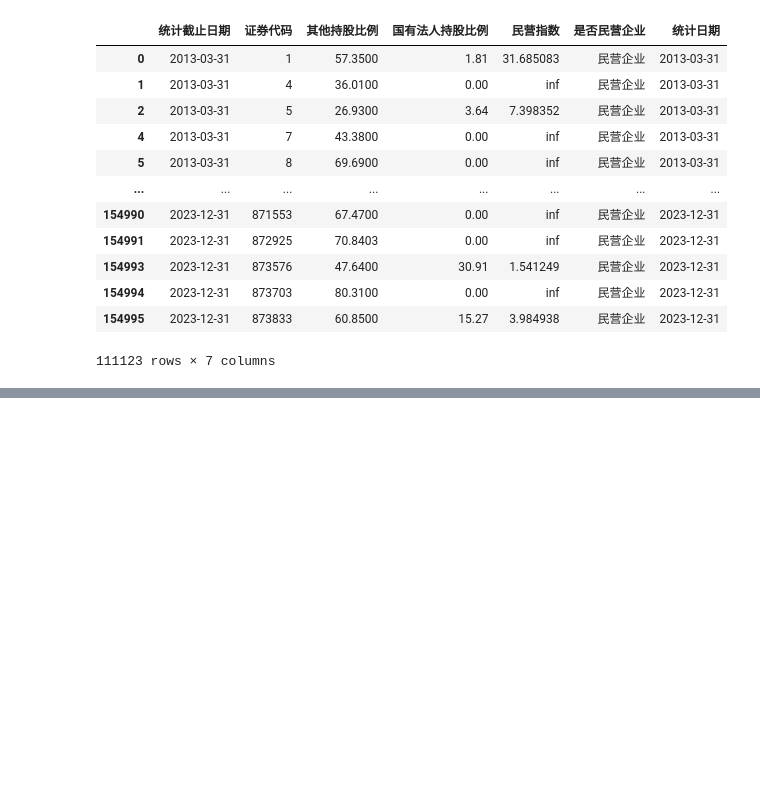
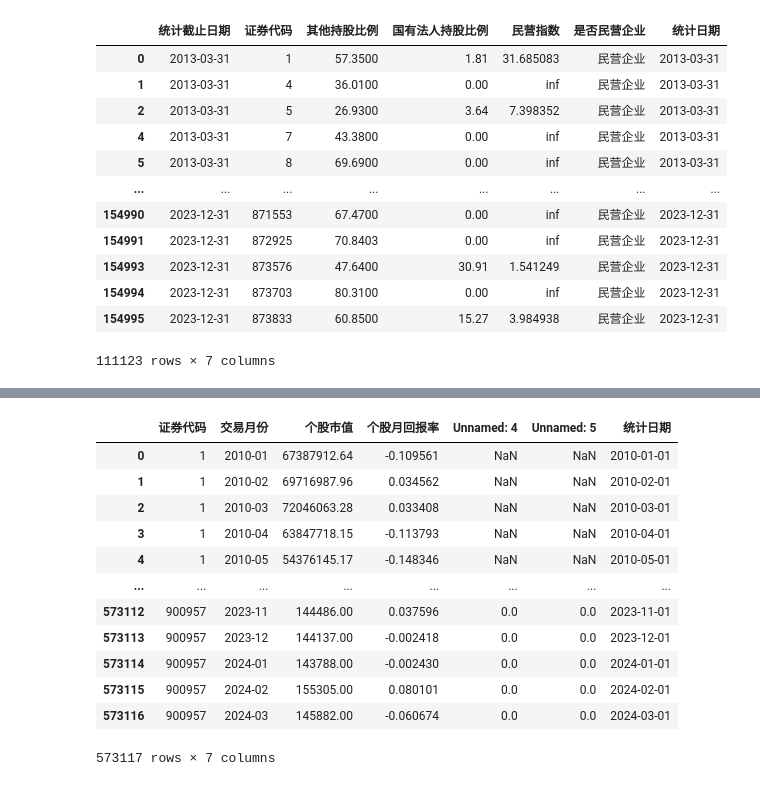
Before and after one commit to Prussia/playJupyter, a Jupyter notebook: testproj/计算加权回报率.ipynb, the cells around one changed output, grey strips where cells are left out. Saved outputs shown, nothing was run; the diff lists cells and outputs as text; code cells hidden in the pictures; blank space fills up the shorter version.

```diff
--- a/testproj/计算加权回报率.ipynb
+++ b/testproj/计算加权回报率.ipynb
@@ -336,2 +294,17 @@ df1_group
 # %%
-# 匹配时间节点上的 公司市值与月度回报率数据
+# 匹配时间节点上的 公司市值
+df2
+# %% [output]
+|  | 证券代码 | 交易月份 | 个股市值 | 个股月回报率 | Unnamed: 4 | Unnamed: 5 | 统计日期 |
+| 0 | 1 | 2010-01 | 67387912.64 | -0.109561 | NaN | NaN | 2010-01-01 |
+| 1 | 1 | 2010-02 | 69716987.96 | 0.034562 | NaN | NaN | 2010-02-01 |
+| 2 | 1 | 2010-03 | 72046063.28 | 0.033408 | NaN | NaN | 2010-03-01 |
+| 3 | 1 | 2010-04 | 63847718.15 | -0.113793 | NaN | NaN | 2010-04-01 |
+| 4 | 1 | 2010-05 | 54376145.17 | -0.148346 | NaN | NaN | 2010-05-01 |
+| ... | ... | ... | ... | ... | ... | ... | ... |
+| 573112 | 900957 | 2023-11 | 144486.00 | 0.037596 | 0.0 | 0.0 | 2023-11-01 |
+| 573113 | 900957 | 2023-12 | 144137.00 | -0.002418 | 0.0 | 0.0 | 2023-12-01 |
+| 573114 | 900957 | 2024-01 | 143788.00 | -0.002430 | 0.0 | 0.0 | 2024-01-01 |
+| 573115 | 900957 | 2024-02 | 155305.00 | 0.080101 | 0.0 | 0.0 | 2024-02-01 |
+| 573116 | 900957 | 2024-03 | 145882.00 | -0.060674 | 0.0 | 0.0 | 2024-03-01 |
+573117 rows × 7 columns
```
Also changed, not shown: parts of 7 cells of this notebook.
